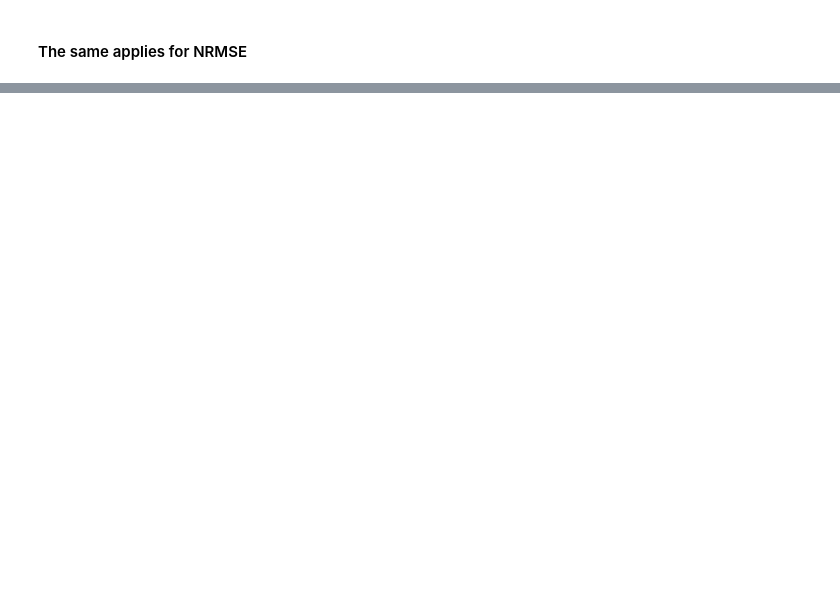
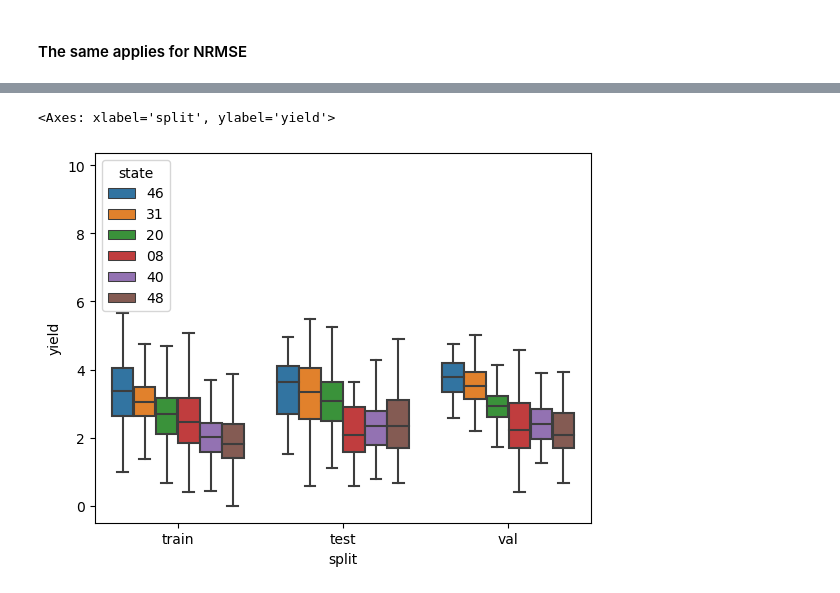
Before and after one commit to ellaampy/seasonal-yield-forecast, a Jupyter notebook: analyse_performance.ipynb, the cells around one changed output, grey strips where cells are left out. Drawn from its saved outputs; the diff is of its cells as text; code cells hidden in the pictures; blank space fills up the shorter version.

```diff
--- a/analyse_performance.ipynb
+++ b/analyse_performance.ipynb
@@ -60,0 +64,7 @@ sns.histplot(y_true_test_data)
+# %%
+yield_df = (yield_df.assign(state=yield_df["adm_id"].str.split("-").str[1])
+                    .drop(["crop_name", "country_code", "harvest_area", "production"], axis=1))
+
+yield_df = yield_df.loc[(yield_df["harvest_year"].between(2004, 2023)) & (yield_df["state"].isin(['08', '20', '31', '40', '46', '48']))].reset_index(drop=True)
+# %%
+yield_df = yield_df.assign(split=yield_df["harvest_year"].apply(lambda x: "train" if (x >= 2004 and x <= 2017) else "val" if (x >= 2018 and x <= 2020) else "test"))
@@ -60,0 +73,5 @@ sns.histplot(y_true_test_data)
+# %%
+sns.boxplot(data=yield_df, x="split", y="yield", hue="state", fliersize=0, hue_order=['46', '31', '20', '08', '40', '48'])
+# %% [output]
+<Axes: xlabel='split', ylabel='yield'>
+[figure, added]
```
Also changed, not shown: parts of 18 cells of this notebook, 20 other files.
